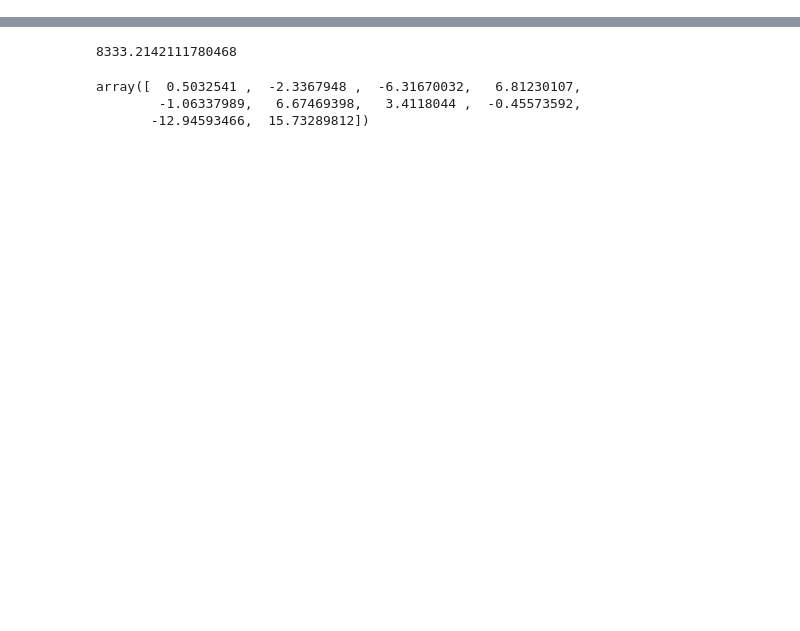
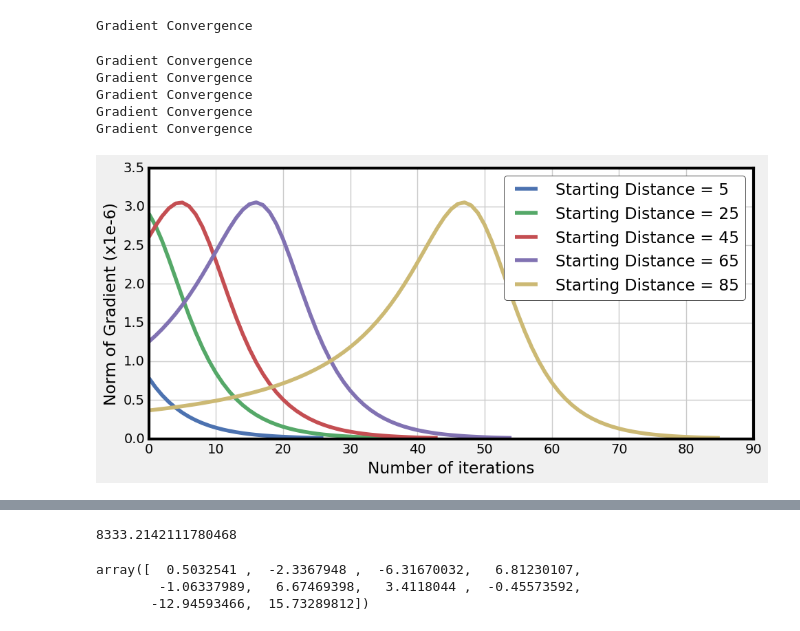
Before and after one commit to amartyashankha/6.867-HW-2016, a Jupyter notebook: HW1/P1/gradient_descent.ipynb, the cells around one changed output, grey strips where cells are left out. Cells and saved outputs as stored; diff of their text form; code cells hidden in the pictures; blank space fills up the shorter version.

```diff
--- a/HW1/P1/gradient_descent.ipynb
+++ b/HW1/P1/gradient_descent.ipynb
@@ -10,3 +11,8 @@ import copy
+# %%
+plt.style.use('fivethirtyeight')
+plt.rcParams['axes.facecolor'] = 'white'
+plt.rcParams['axes.edgecolor'] = 'black'
+plt.rcParams['figure.autolayout'] = 'true'
 # %%
 class GD(object):
 
@@ -18,17 +24,10 @@ class GD(object):
         self.gradient = gradient
         self.step_size = step_size
 
-    def compute_gradient(self, x, idx=None, eps=1e-6):
+    def compute_gradient(self, x, eps=1e-6):
         if self.gradient != None:
             return self.gradient(x)
         grad = np.array([0.0 for i in range(len(x))])
-        if idx != None:
-            f_x = self.objective(x)
-            x[idx] += eps
-            f_eps = self.objective(x)
-            x[idx] -= eps
-            grad[idx] = (f_eps-f_x)/eps
-            return grad
         X = copy.copy(x)
         for i in range(len(x)):
             f_x = self.objective(X)
@@ -41,14 +40,19 @@ class GD(object):
         return grad
 
 
-    def step(self, stochastic=False, gtol=1e-8):
+    def step(self, gtol=1e-8):
         log = []
+        t = 0
         while True:
             grad = self.compute_gradient(self.x0)
-            log.append((self.x0, self.objective(self.x0)))
+            log.append((self.x0, np.linalg.norm(grad)))
             if np.linalg.norm(grad) < gtol:
+                print "Gradient Convergence"
                 break
             self.x0 = self.x0 - self.step_size * grad
+            t += 1
+            if np.linalg.norm(self.x0) > 900:
+                break
         return log
 # %%
 gaussMean,gaussCov,quadBowlA,quadBowlb = loadParametersP1.getData()
@@ -61,3 +65,12 @@ test_bowl_gradient = lambda x : quadBowlA.dot(x) - quadBowlb
 # %%
 x0 = np.array([6.0, 16.0])
 log = GD(x0, test_gauss, None, 10000).step()
+# %% [output]
+Gradient Convergence
+# %%
+def g_log(x0, step_size, gtol):
+    return GD(x0, test_gauss, test_gauss_gradient, step_size).step(gtol)
+def q_log(x0, step_size, gtol, num=False):
+    if num:
+        return GD(x0, test_bowl, None, step_size).step(gtol)
+    return GD(x0, test_bowl, test_bowl_gradient, step_size).step(gtol)
@@ -63,0 +84,22 @@ log = GD(x0, test_gauss, None, 10000).step()
+# %%
+minima = np.array([10.0,10.0])
+start_point = [np.array([10.0,15.0+i*20]) for i in range(5)]
+log = [g_log(start_point[i], 1e6, 1e-8) for i in range(5)]
+X = [range(len(log[i])) for i in range(len(log))]
+Y = [[val[1]*1e6 for val in log[i]] for i in range(len(log))]
+plt.figure(figsize=(10,5))
+for i in range(len(log)):
+    dist = int(np.linalg.norm(start_point[i]-minima))
+    plt.plot(X[i], Y[i], label='Starting Distance = '+str(dist))
+    plt.xlabel('Number of iterations')
+    plt.ylabel('Norm of Gradient (x1e-6)')
+    plt.legend()
+plt.show()
+plt.close()
+# %% [output]
+Gradient Convergence
+Gradient Convergence
+Gradient Convergence
+Gradient Convergence
+Gradient Convergence
+[figure, added]
```
Also changed, not shown: parts of 21 cells of this notebook, 27 other files.
